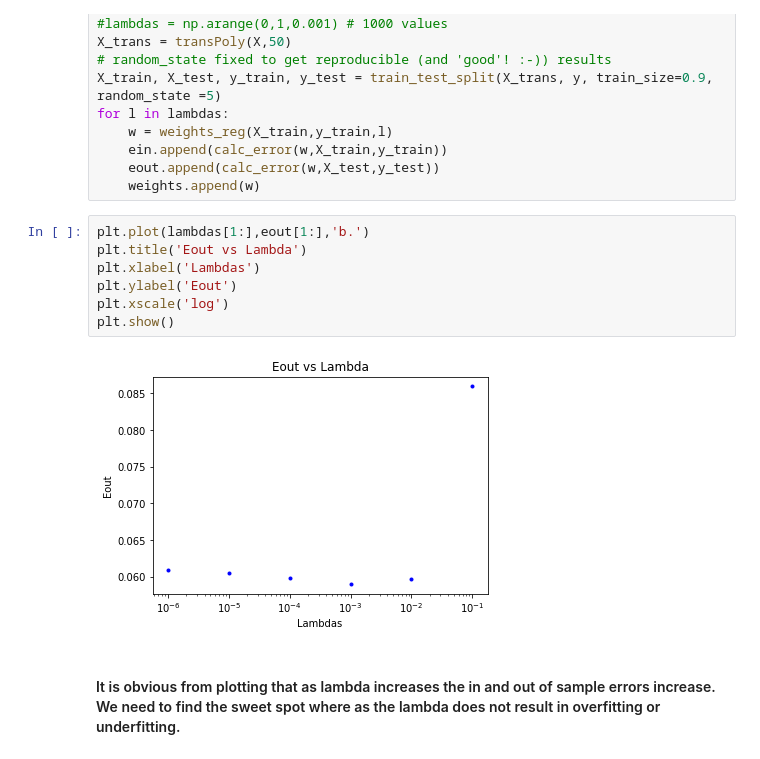
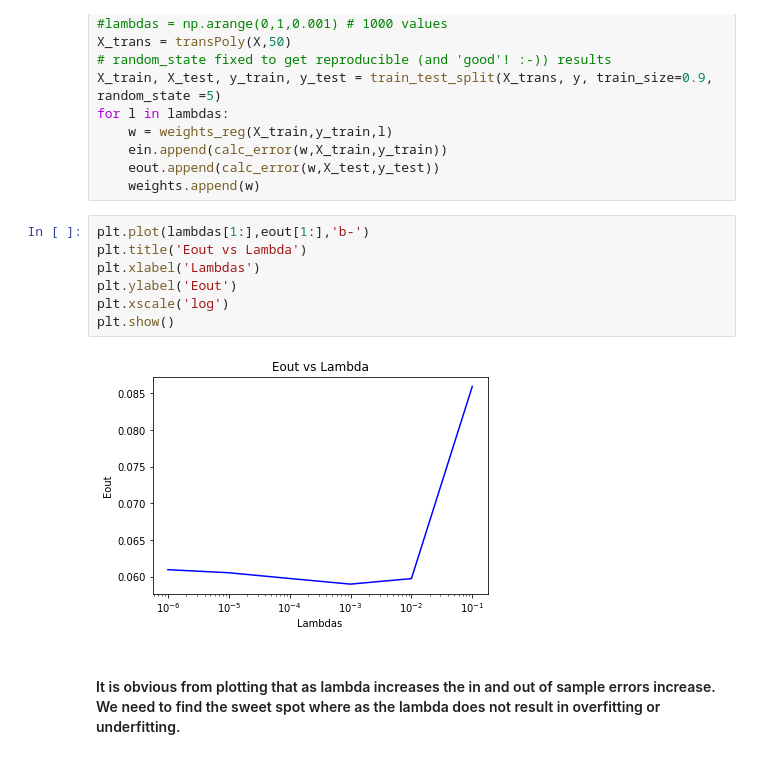
Before and after one commit to vipulpopat/MSCAI_Sem1_Etivity4, a Jupyter notebook: Etivity4_CE6002_18263003.ipynb, the cells around one changed output. Saved outputs shown, nothing was run; the diff lists cells and outputs as text.

```diff
--- a/Etivity4_CE6002_18263003.ipynb
+++ b/Etivity4_CE6002_18263003.ipynb
@@ -93,14 +93,14 @@ for l in lambdas:
     eout.append(calc_error(w,X_test,y_test))
     weights.append(w)
 # %%
-plt.plot(lambdas[1:],eout[1:],'b.')
+plt.plot(lambdas[1:],eout[1:],'b-')
 plt.title('Eout vs Lambda')
 plt.xlabel('Lambdas')
 plt.ylabel('Eout')
 plt.xscale('log')
 plt.show()
 # %% [output]
-[figure, old version]
+[figure, new version]
 # %% [markdown]
 #### It is obvious from plotting that as lambda increases the in and out of sample errors increase. We need to find the sweet spot where as the  lambda does not result in overfitting or underfitting.
 # %%
```
Also changed, not shown: parts of 1 cell of this notebook, 2 other files.
